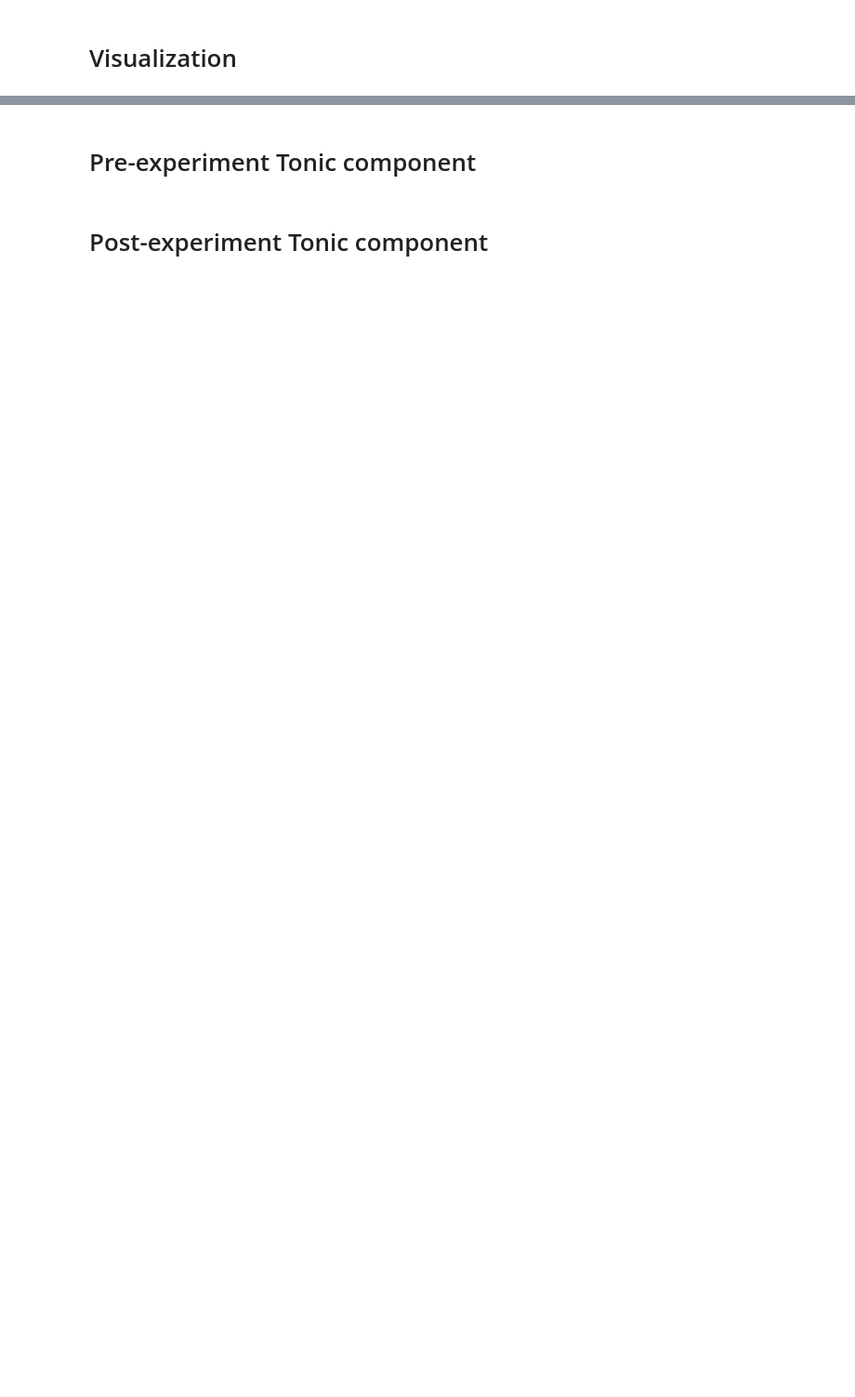
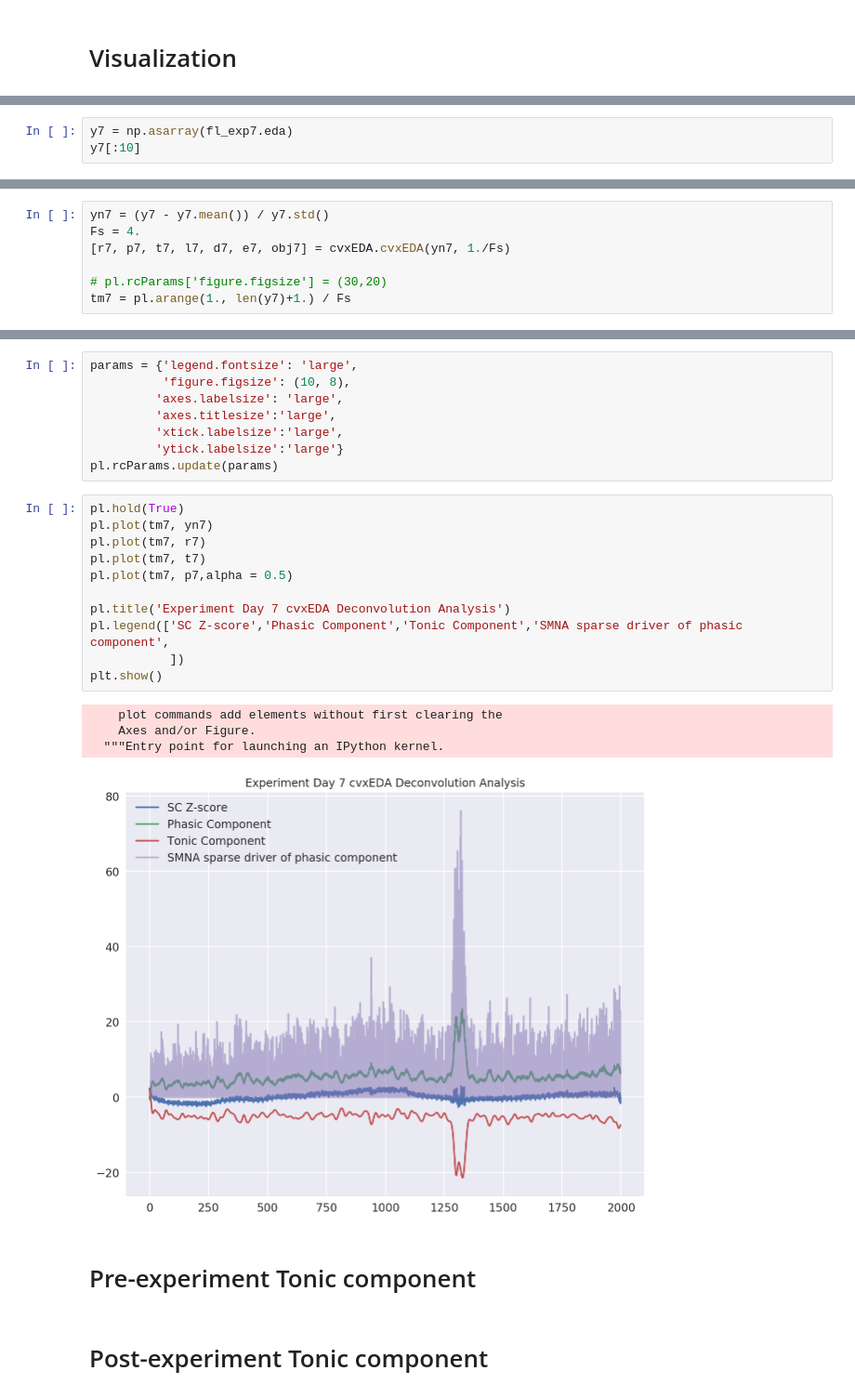
Before and after one commit to haohan723/Physiological-Data-Analysis, a Jupyter notebook: cvxEDA/src/pre and post experiment tonic component analysis .ipynb, the cells around one changed output, grey strips where cells are left out. Shown: that part at 93% size. Drawn from its saved outputs; the diff is of its cells as text; blank space fills up the shorter version.

```diff
--- a/cvxEDA/src/pre and post experiment tonic component analysis .ipynb
+++ b/cvxEDA/src/pre and post experiment tonic component analysis .ipynb
@@ -201,0 +284,3 @@ tags_7
+# %%
+y7 = np.asarray(fl_exp7.eda)
+y7[:10]
@@ -201,0 +290,7 @@ tags_7
+# %%
+yn7 = (y7 - y7.mean()) / y7.std()
+Fs = 4.
+[r7, p7, t7, l7, d7, e7, obj7] = cvxEDA.cvxEDA(yn7, 1./Fs)
+
+# pl.rcParams['figure.figsize'] = (30,20)
+tm7 = pl.arange(1., len(y7)+1.) / Fs
@@ -202,3 +318,27 @@ tags_7
+# %%
+params = {'legend.fontsize': 'large',
+          'figure.figsize': (10, 8),
+         'axes.labelsize': 'large',
+         'axes.titlesize':'large',
+         'xtick.labelsize':'large',
+         'ytick.labelsize':'large'}
+pl.rcParams.update(params)
+# %%
+pl.hold(True)
+pl.plot(tm7, yn7)
+pl.plot(tm7, r7)
+pl.plot(tm7, t7)
+pl.plot(tm7, p7,alpha = 0.5)
+
+pl.title('Experiment Day 7 cvxEDA Deconvolution Analysis')
+pl.legend(['SC Z-score','Phasic Component','Tonic Component','SMNA sparse driver of phasic component',
+           ])
+plt.show()
+# %% [output]
+    plot commands add elements without first clearing the
+    Axes and/or Figure.
+  """Entry point for launching an IPython kernel.
+[figure, added]
 # %% [markdown]
 # Pre-experiment Tonic component
 # %% [markdown]
```
Also changed, not shown: parts of 11 cells of this notebook.
